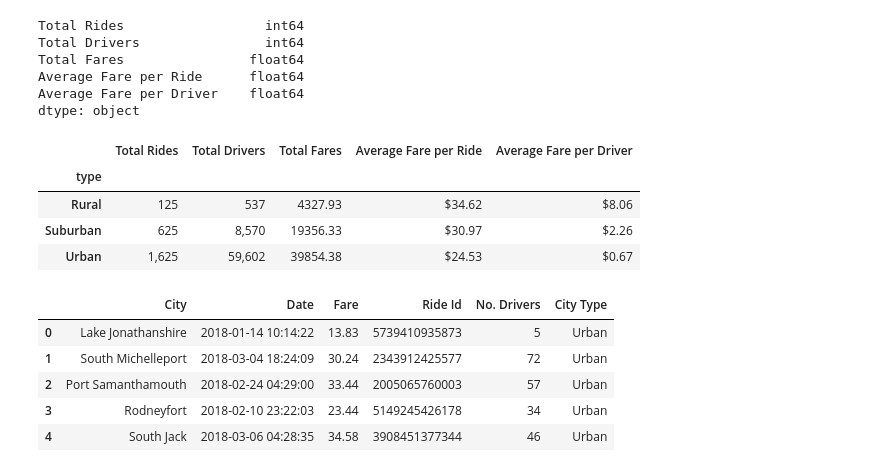
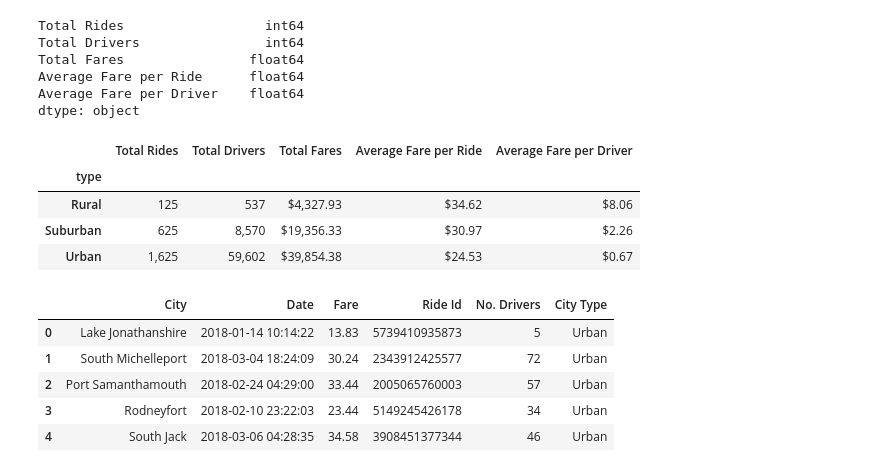
Before and after one commit to taylorfrias/TF_PyBer_Analysis, a Jupyter notebook: TF_pyber.ipynb, the cells around one changed output. Drawn from its saved outputs; the diff is of its cells as text; code cells hidden in the pictures.

```diff
--- a/TF_pyber.ipynb
+++ b/TF_pyber.ipynb
@@ -795,21 +795,23 @@ dtype: object
 # %%
 #Format Data Set
 #type_summary_df["Average Math Score"] = type_summary_df["Average Math Score"].map("{:.1f}".format)
 pyber_summary_df["Total Rides"] = pyber_summary_df["Total Rides"].map("{:,}".format)
 
 pyber_summary_df["Total Drivers"] = pyber_summary_df["Total Drivers"].map("{:,}".format)
 
+pyber_summary_df["Total Fares"] = pyber_summary_df["Total Fares"].map("${:,.2f}".format)
+
 pyber_summary_df["Average Fare per Ride"] = pyber_summary_df["Average Fare per Ride"].map("${:,.2f}".format)
 
 pyber_summary_df["Average Fare per Driver"]= pyber_summary_df["Average Fare per Driver"].map("${:,.2f}".format)
 
 pyber_summary_df.head()
 # %% [output]
 |  | Total Rides | Total Drivers | Total Fares | Average Fare per Ride | Average Fare per Driver |
 | type |  |  |  |  |  |
-| Rural | 125 | 537 | 4327.93 | $34.62 | $8.06 |
-| Suburban | 625 | 8,570 | 19356.33 | $30.97 | $2.26 |
-| Urban | 1,625 | 59,602 | 39854.38 | $24.53 | $0.67 |
+| Rural | 125 | 537 | $4,327.93 | $34.62 | $8.06 |
+| Suburban | 625 | 8,570 | $19,356.33 | $30.97 | $2.26 |
+| Urban | 1,625 | 59,602 | $39,854.38 | $24.53 | $0.67 |
 # %%
 pyber_data_df.head()
 # %% [output]
```
Also changed, not shown: parts of 1 cell of this notebook, 1 other file.
